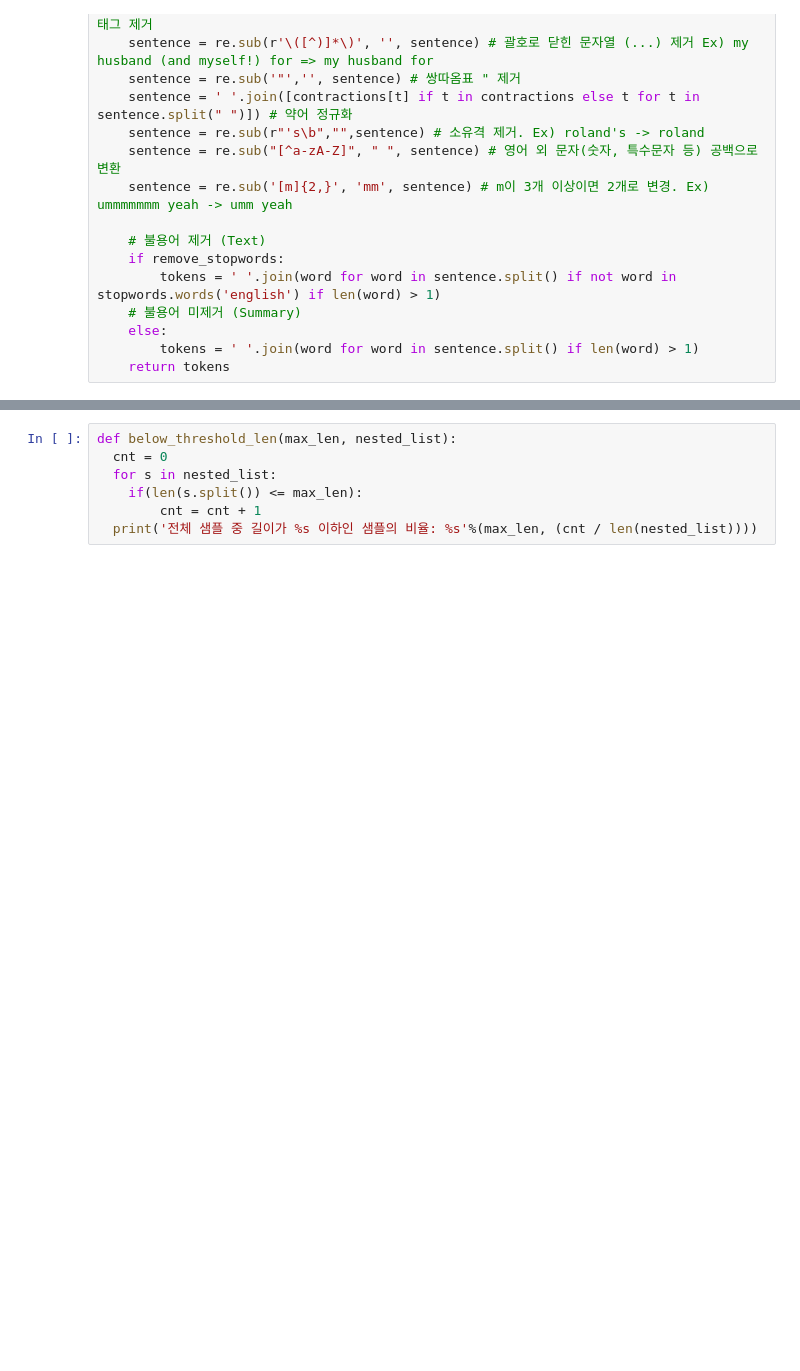
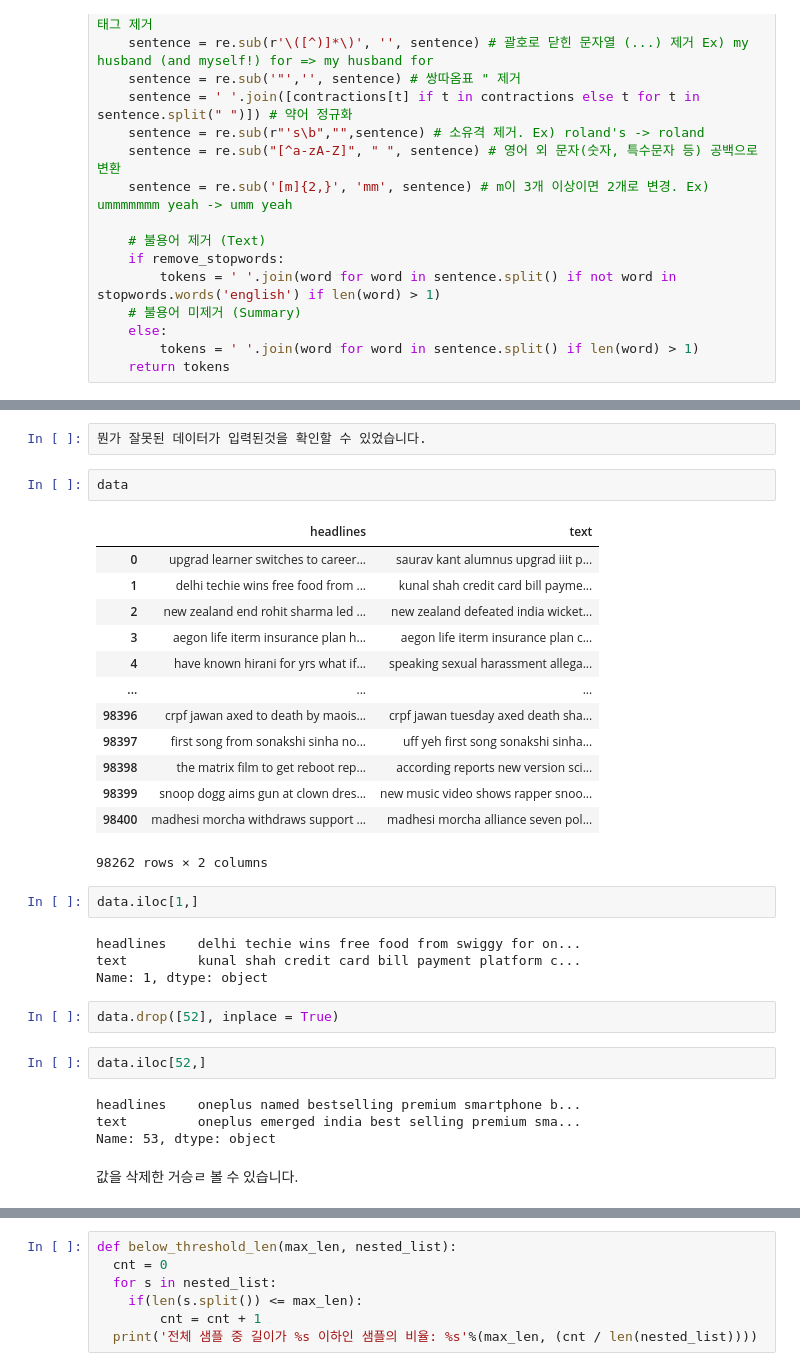
Before and after one commit to hayaseleu/SSAC_classifications, a Jupyter notebook: E-11 DCGAN/E-11_신문 요약_report.ipynb, the cells around one changed output, grey strips where cells are left out. Saved outputs shown, nothing was run; the diff lists cells and outputs as text; blank space fills up the shorter version.

```diff
--- a/E-11 DCGAN/E-11_신문 요약_report.ipynb
+++ b/E-11 DCGAN/E-11_신문 요약_report.ipynb
@@ -182,0 +263,34 @@ summary_max_len = 8
+# %%
+뭔가 잘못된 데이터가 입력된것을 확인할 수 있었습니다.
+# %%
+data
+# %% [output]
+|  | headlines | text |
+| 0 | upgrad learner switches to career... | saurav kant alumnus upgrad iiit p... |
+| 1 | delhi techie wins free food from ... | kunal shah credit card bill payme... |
+| 2 | new zealand end rohit sharma led ... | new zealand defeated india wicket... |
+| 3 | aegon life iterm insurance plan h... | aegon life iterm insurance plan c... |
+| 4 | have known hirani for yrs what if... | speaking sexual harassment allega... |
+| ... | ... | ... |
+| 98396 | crpf jawan axed to death by maois... | crpf jawan tuesday axed death sha... |
+| 98397 | first song from sonakshi sinha no... | uff yeh first song sonakshi sinha... |
+| 98398 | the matrix film to get reboot rep... | according reports new version sci... |
+| 98399 | snoop dogg aims gun at clown dres... | new music video shows rapper snoo... |
+| 98400 | madhesi morcha withdraws support ... | madhesi morcha alliance seven pol... |
+98262 rows × 2 columns
+# %%
+data.iloc[1,]
+# %% [output]
+headlines    delhi techie wins free food from swiggy for on...
+text         kunal shah credit card bill payment platform c...
+Name: 1, dtype: object
+# %%
+data.drop([52], inplace = True)
+# %%
+data.iloc[52,]
+# %% [output]
+headlines    oneplus named bestselling premium smartphone b...
+text         oneplus emerged india best selling premium sma...
+Name: 53, dtype: object
+# %% [markdown]
+값을 삭제한 거승ㄹ 볼 수 있습니다.
```
Also changed, not shown: parts of 92 cells of this notebook.
